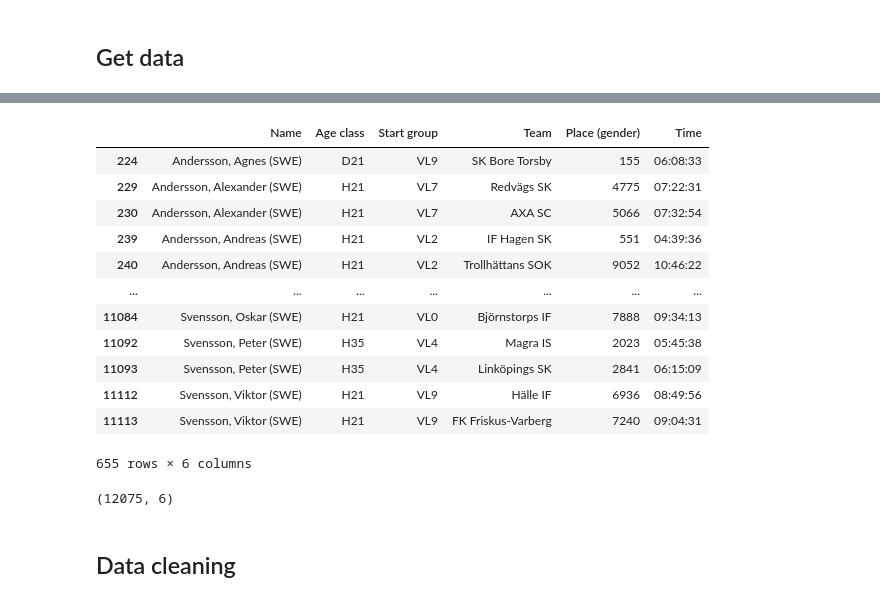
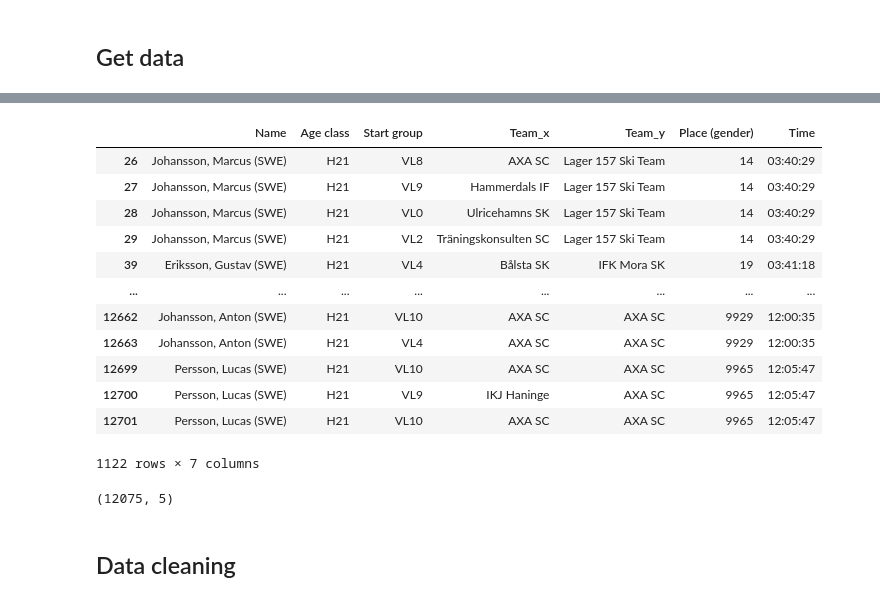
Before and after one commit to morganstrom/vasaloppet-seedning, a Jupyter notebook: notebooks/Vasaloppet 2023 seedning.ipynb, the cells around one changed output, grey strips where cells are left out. Drawn from its saved outputs; the diff is of its cells as text; code cells hidden in the pictures.

```diff
--- a/notebooks/Vasaloppet 2023 seedning.ipynb
+++ b/notebooks/Vasaloppet 2023 seedning.ipynb
@@ -9,7 +9,7 @@ import seaborn as sns
 startlist = pd.read_csv("../data/vasaloppet_2023_startlist.csv")
 results = pd.read_csv("../data/vasaloppet_2023.csv")
 # %%
-df = pd.merge(startlist, results, left_on=["Name", "Age class"], right_on=["Name", "Age class"])
+df = pd.merge(startlist, results, left_on=["Name", "Age class"], right_on=["Name", "Age class"], how="right")
 # %%
 df.head()
 # %% [output]
@@ -22,18 +22,18 @@ df.head()
 # %%
-duplicates = df.duplicated(subset=["Name", "Age class", "Place (gender)", "Time"])
+duplicates = df.duplicated(subset=["Name", "Place (gender)", "Time"], keep=False)
 df.loc[duplicates]
-# Could be due to changing team and/or start group?
+# Due to changing start group and team (multiple entries in start list - one per team?)
 # %% [output]
-|  | Name | Age class | Start group | Team | Place (gender) | Time |
-| 224 | Andersson, Agnes (SWE) | D21 | VL9 | SK Bore Torsby | 155 | 06:08:33 |
-| 229 | Andersson, Alexander (SWE) | H21 | VL7 | Redvägs SK | 4775 | 07:22:31 |
-| 230 | Andersson, Alexander (SWE) | H21 | VL7 | AXA SC | 5066 | 07:32:54 |
-| 239 | Andersson, Andreas (SWE) | H21 | VL2 | IF Hagen SK | 551 | 04:39:36 |
-| 240 | Andersson, Andreas (SWE) | H21 | VL2 | Trollhättans SOK | 9052 | 10:46:22 |
-| ... | ... | ... | ... | ... | ... | ... |
-| 11084 | Svensson, Oskar (SWE) | H21 | VL0 | Björnstorps IF | 7888 | 09:34:13 |
-| 11092 | Svensson, Peter (SWE) | H35 | VL4 | Magra IS | 2023 | 05:45:38 |
-| 11093 | Svensson, Peter (SWE) | H35 | VL4 | Linköpings SK | 2841 | 06:15:09 |
-| 11112 | Svensson, Viktor (SWE) | H21 | VL9 | Hälle IF | 6936 | 08:49:56 |
-| 11113 | Svensson, Viktor (SWE) | H21 | VL9 | FK Friskus-Varberg | 7240 | 09:04:31 |
+|  | Name | Age class | Start group | Team_x | Team_y | Place (gender) | Time |
+| 26 | Johansson, Marcus (SWE) | H21 | VL8 | AXA SC | Lager 157 Ski Team | 14 | 03:40:29 |
+| 27 | Johansson, Marcus (SWE) | H21 | VL9 | Hammerdals IF | Lager 157 Ski Team | 14 | 03:40:29 |
+| 28 | Johansson, Marcus (SWE) | H21 | VL0 | Ulricehamns SK | Lager 157 Ski Team | 14 | 03:40:29 |
+| 29 | Johansson, Marcus (SWE) | H21 | VL2 | Träningskonsulten SC | Lager 157 Ski Team | 14 | 03:40:29 |
+| 39 | Eriksson, Gustav (SWE) | H21 | VL4 | Bålsta SK | IFK Mora SK | 19 | 03:41:18 |
+| ... | ... | ... | ... | ... | ... | ... | ... |
+| 12662 | Johansson, Anton (SWE) | H21 | VL10 | AXA SC | AXA SC | 9929 | 12:00:35 |
+| 12663 | Johansson, Anton (SWE) | H21 | VL4 | AXA SC | AXA SC | 9929 | 12:00:35 |
+| 12699 | Persson, Lucas (SWE) | H21 | VL10 | AXA SC | AXA SC | 9965 | 12:05:47 |
+| 12700 | Persson, Lucas (SWE) | H21 | VL9 | IKJ Haninge | AXA SC | 9965 | 12:05:47 |
+| 12701 | Persson, Lucas (SWE) | H21 | VL10 | AXA SC | AXA SC | 9965 | 12:05:47 |
-655 rows × 6 columns
+1122 rows × 7 columns
@@ -40,9 +46,8 @@ df.loc[duplicates]
 # %%
-df.drop_duplicates(subset=["Name", "Age class", "Place (gender)", "Time"], inplace=True)
 df.shape
 # Seems about right!
 # %% [output]
-(12075, 6)
+(12075, 5)
 # %% [markdown]
 ## Data cleaning
 # %%
```
Also changed, not shown: parts of 13 cells of this notebook, 6 other files.
